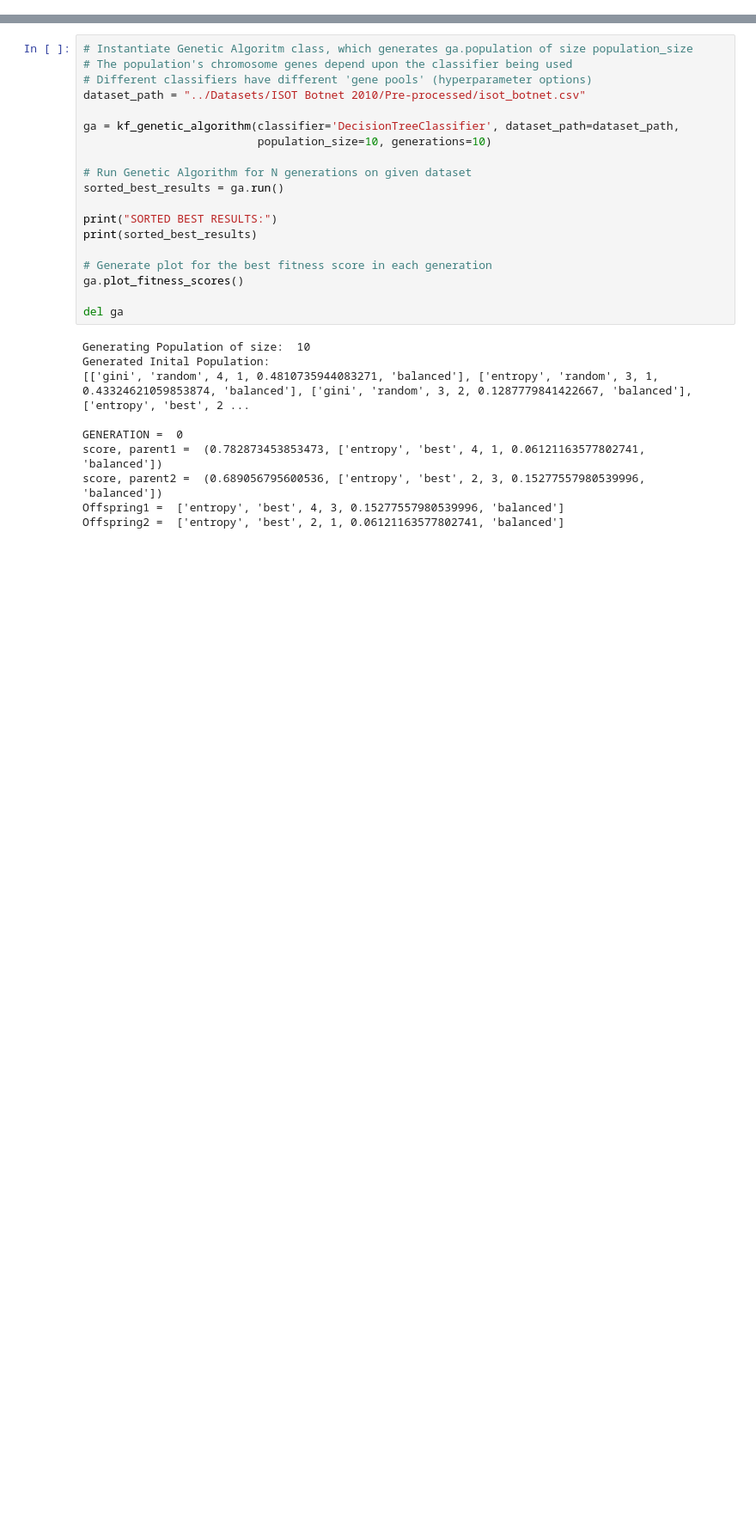
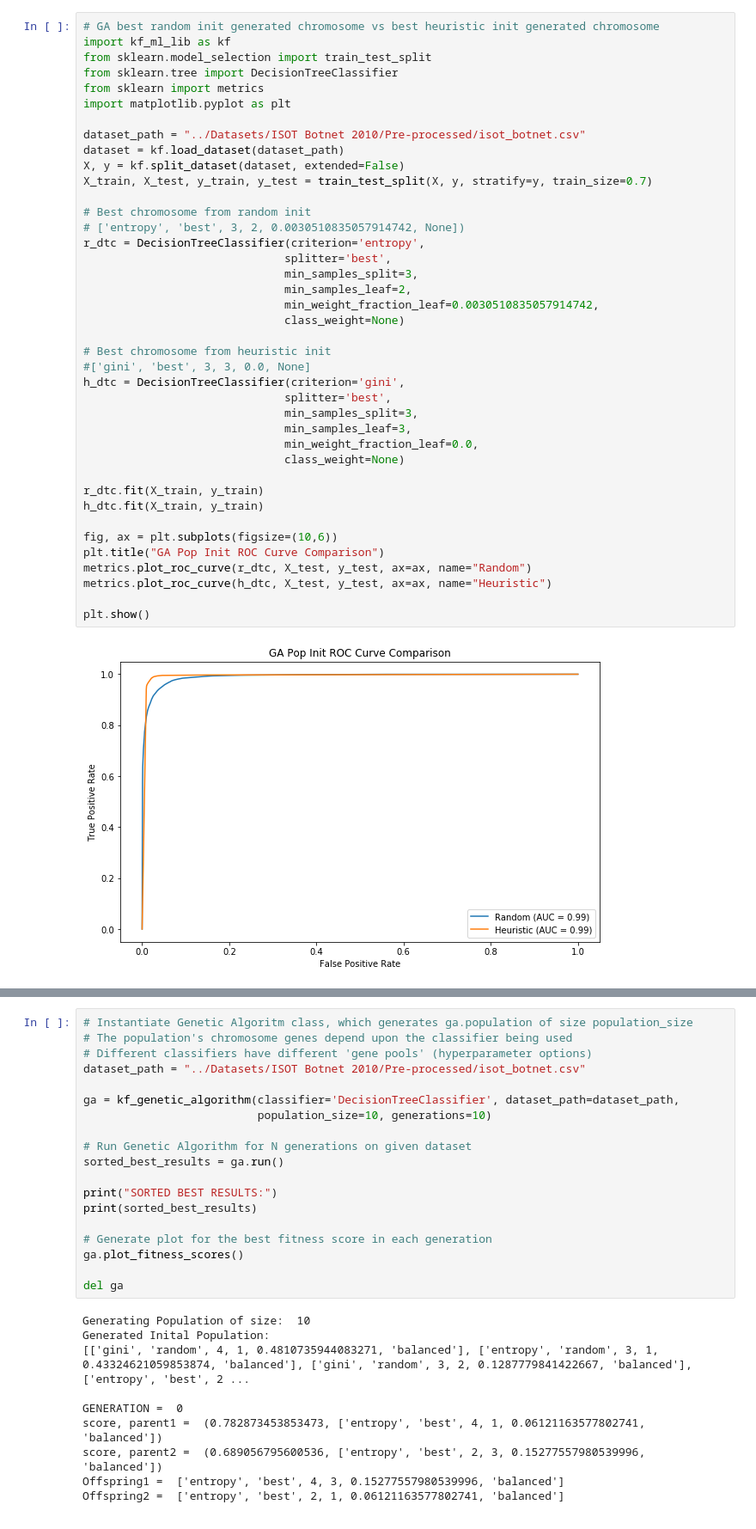
Before and after one commit to NorthOfNull/ML, a Jupyter notebook: Genetic Algorithm.ipynb, the cells around one changed output, grey strips where cells are left out. Shown at 86% size. Cells and saved outputs as stored; diff of their text form; blank space fills up the shorter version.

```diff
--- a/Genetic Algorithm.ipynb
+++ b/Genetic Algorithm.ipynb
@@ -223,0 +308,42 @@ Destroying ga object
+# %%
+# GA best random init generated chromosome vs best heuristic init generated chromosome
+import kf_ml_lib as kf
+from sklearn.model_selection import train_test_split
+from sklearn.tree import DecisionTreeClassifier
+from sklearn import metrics
+import matplotlib.pyplot as plt
+
+dataset_path = "../Datasets/ISOT Botnet 2010/Pre-processed/isot_botnet.csv"
+dataset = kf.load_dataset(dataset_path)
+X, y = kf.split_dataset(dataset, extended=False)
+X_train, X_test, y_train, y_test = train_test_split(X, y, stratify=y, train_size=0.7)
+
+# Best chromosome from random init
+# ['entropy', 'best', 3, 2, 0.0030510835057914742, None])
+r_dtc = DecisionTreeClassifier(criterion='entropy',
+                              splitter='best',
+                              min_samples_split=3,
+                              min_samples_leaf=2,
+                              min_weight_fraction_leaf=0.0030510835057914742,
+                              class_weight=None)
+
+# Best chromosome from heuristic init
+#['gini', 'best', 3, 3, 0.0, None]
+h_dtc = DecisionTreeClassifier(criterion='gini',
+                              splitter='best',
+                              min_samples_split=3,
+                              min_samples_leaf=3,
+                              min_weight_fraction_leaf=0.0,
+                              class_weight=None)
+
+r_dtc.fit(X_train, y_train)
+h_dtc.fit(X_train, y_train)
+
+fig, ax = plt.subplots(figsize=(10,6))
+plt.title("GA Pop Init ROC Curve Comparison")
+metrics.plot_roc_curve(r_dtc, X_test, y_test, ax=ax, name="Random")
+metrics.plot_roc_curve(h_dtc, X_test, y_test, ax=ax, name="Heuristic")
+
+plt.show()
+# %% [output]
+[figure, added]
```
Also changed, not shown: parts of 13 cells of this notebook, 6 other files.
